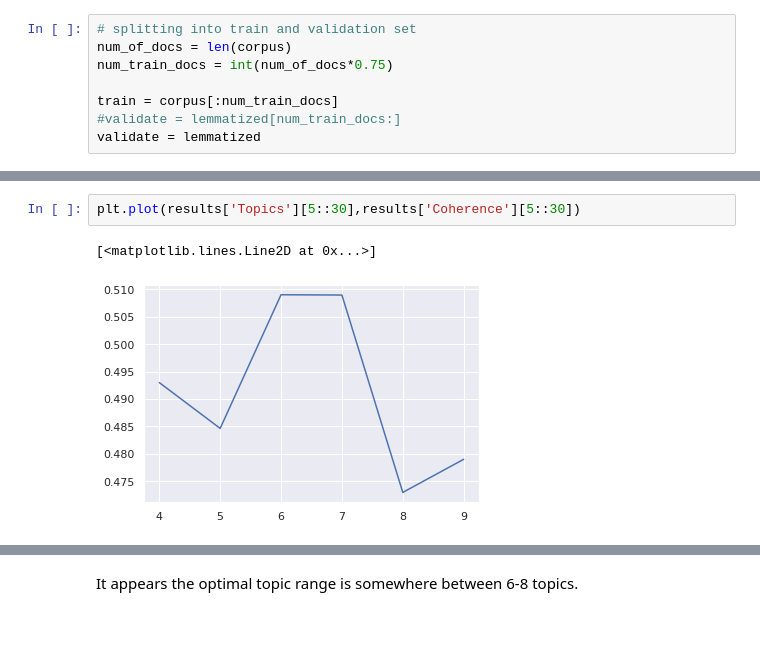
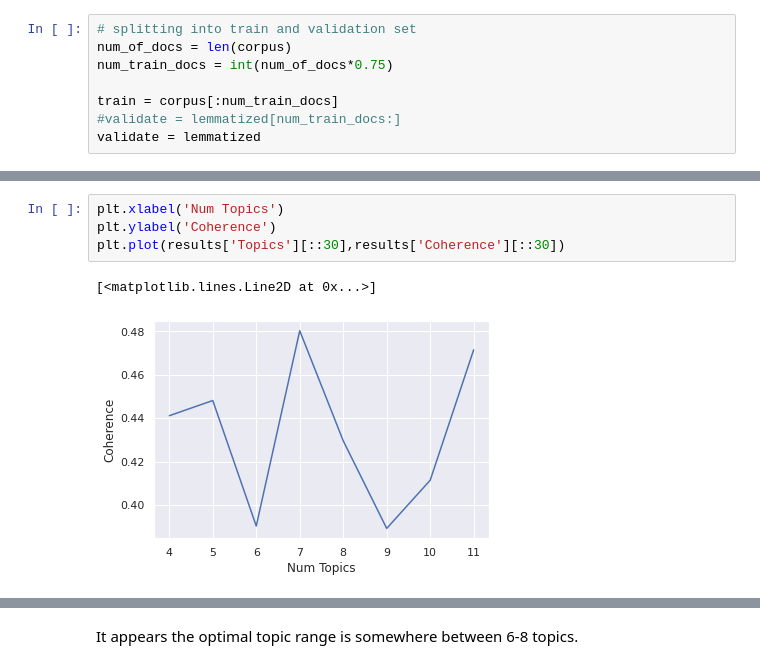
Before and after one commit to annamiller/Side-Projects, a Jupyter notebook: NLP_DemPrimary/Democratic Debate.ipynb, the cells around one changed output, grey strips where cells are left out. Drawn from its saved outputs; the diff is of its cells as text; blank space fills up the shorter version.

```diff
--- a/NLP_DemPrimary/Democratic Debate.ipynb
+++ b/NLP_DemPrimary/Democratic Debate.ipynb
@@ -565,8 +549,10 @@ results['Coherence']
 # %%
-plt.plot(results['Topics'][5::30],results['Coherence'][5::30])
+plt.xlabel('Num Topics')
+plt.ylabel('Coherence')
+plt.plot(results['Topics'][::30],results['Coherence'][::30])
 # %% [output]
 [<matplotlib.lines.Line2D at 0x...>]
-[figure, old version]
+[figure, new version]
 # %%
 print('Topics: ',results['Topics'][126],
       'alpha: ', results['Alpha'][126],
```
Also changed, not shown: parts of 44 cells of this notebook.
